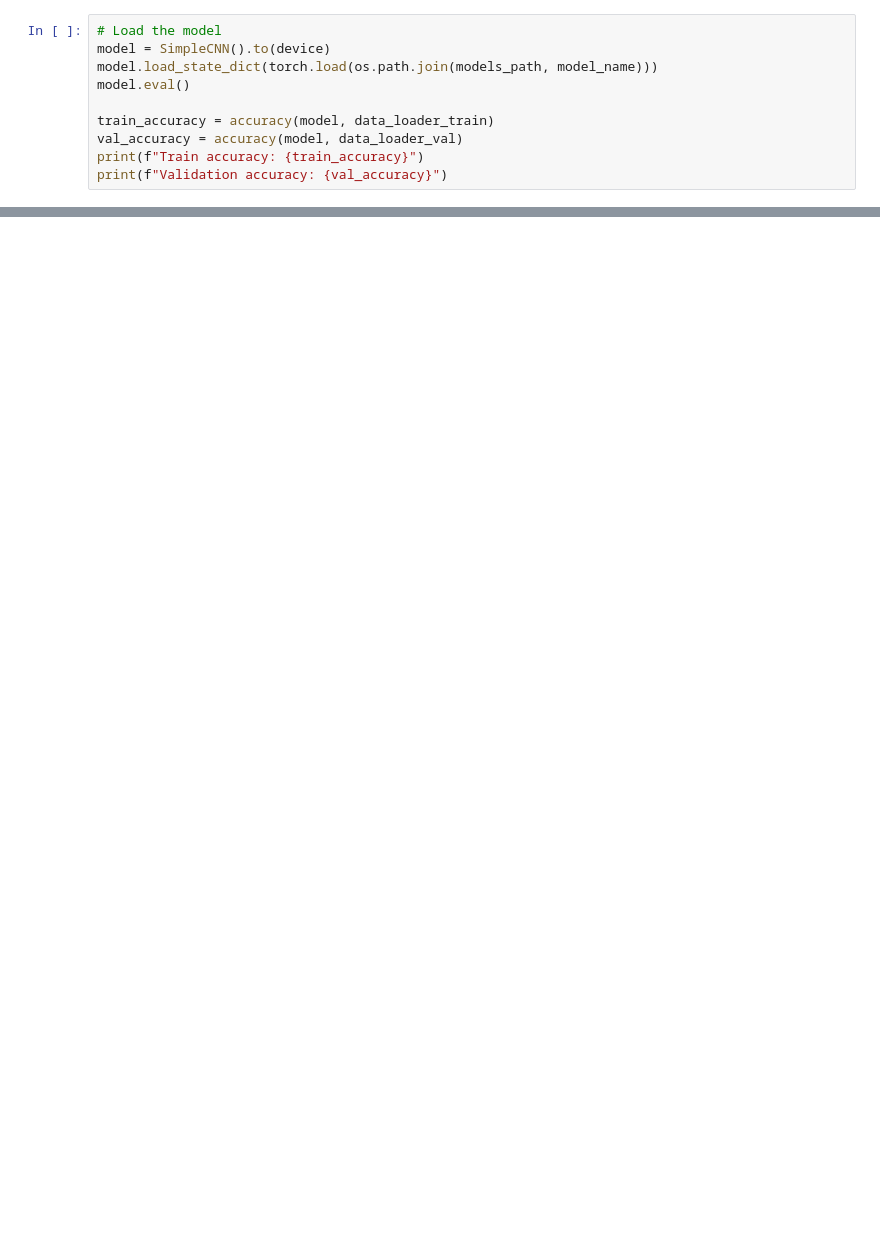
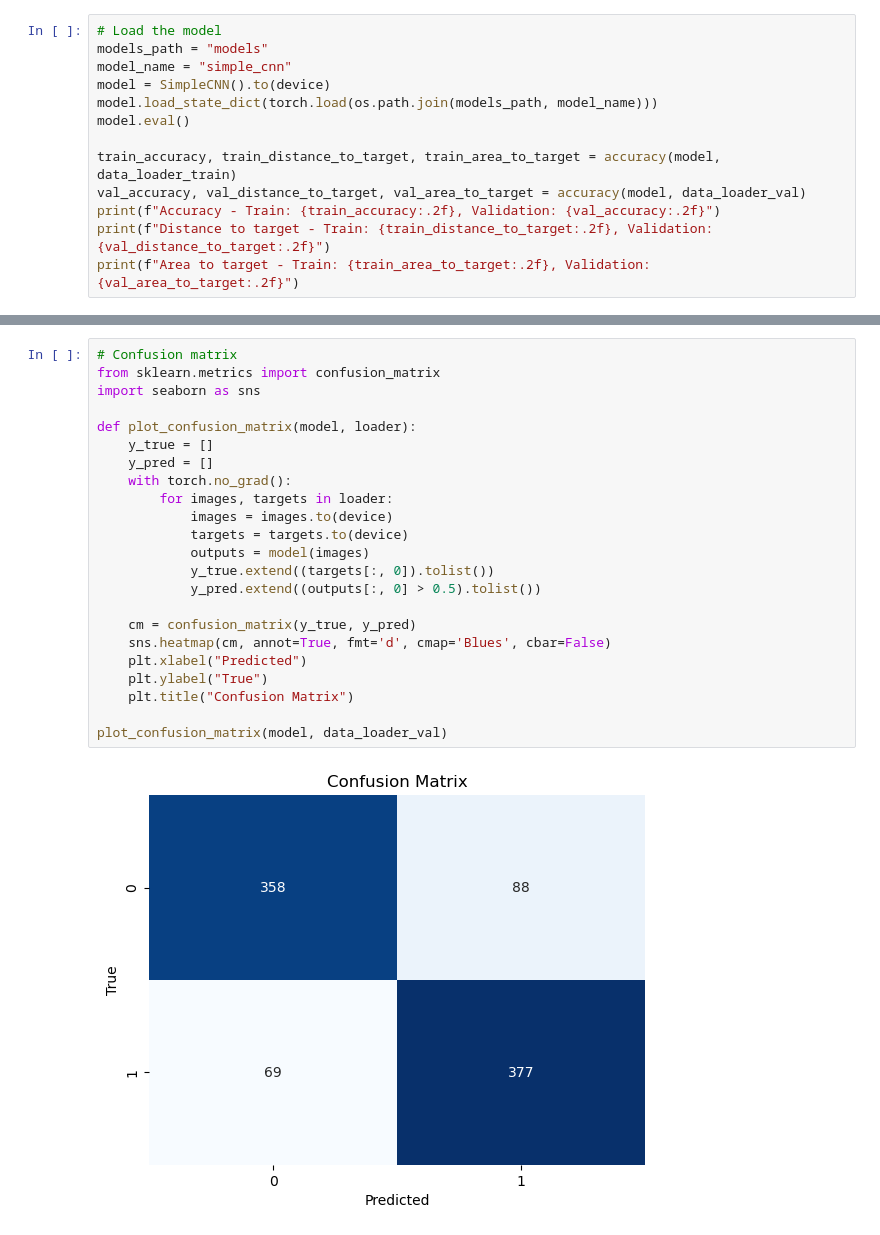
Before and after one commit to H-Fontaine/MAX78000_face_detection, a Jupyter notebook: classification_dataset.ipynb, the cells around one changed output, grey strips where cells are left out. Cells and saved outputs as stored; diff of their text form; blank space fills up the shorter version.

```diff
--- a/classification_dataset.ipynb
+++ b/classification_dataset.ipynb
@@ -311,11 +422,14 @@ torch.save(model.state_dict(), os.path.join(models_path, model_name))
 # %%
 # Load the model
+models_path = "models"
+model_name = "simple_cnn"
 model = SimpleCNN().to(device)
 model.load_state_dict(torch.load(os.path.join(models_path, model_name)))
 model.eval()
 
-train_accuracy = accuracy(model, data_loader_train)
-val_accuracy = accuracy(model, data_loader_val)
-print(f"Train accuracy: {train_accuracy}")
-print(f"Validation accuracy: {val_accuracy}")
+train_accuracy, train_distance_to_target, train_area_to_target = accuracy(model, data_loader_train)
+val_accuracy, val_distance_to_target, val_area_to_target = accuracy(model, data_loader_val)
+print(f"Accuracy - Train: {train_accuracy:.2f}, Validation: {val_accuracy:.2f}")
+print(f"Distance to target - Train: {train_distance_to_target:.2f}, Validation: {val_distance_to_target:.2f}")
+print(f"Area to target - Train: {train_area_to_target:.2f}, Validation: {val_area_to_target:.2f}")
 # %% [output]
@@ -323,0 +439,25 @@ Validation accuracy: 0.4904214559386973
+# %%
+# Confusion matrix
+from sklearn.metrics import confusion_matrix
+import seaborn as sns
+
+def plot_confusion_matrix(model, loader):
+    y_true = []
+    y_pred = []
+    with torch.no_grad():
+        for images, targets in loader:
+            images = images.to(device)
+            targets = targets.to(device)
+            outputs = model(images)
+            y_true.extend((targets[:, 0]).tolist())
+            y_pred.extend((outputs[:, 0] > 0.5).tolist())
+
+    cm = confusion_matrix(y_true, y_pred)
+    sns.heatmap(cm, annot=True, fmt='d', cmap='Blues', cbar=False)
+    plt.xlabel("Predicted")
+    plt.ylabel("True")
+    plt.title("Confusion Matrix")
+
+plot_confusion_matrix(model, data_loader_val)
+# %% [output]
+[figure, added]
```
Also changed, not shown: parts of 9 cells of this notebook, 1 other file.
